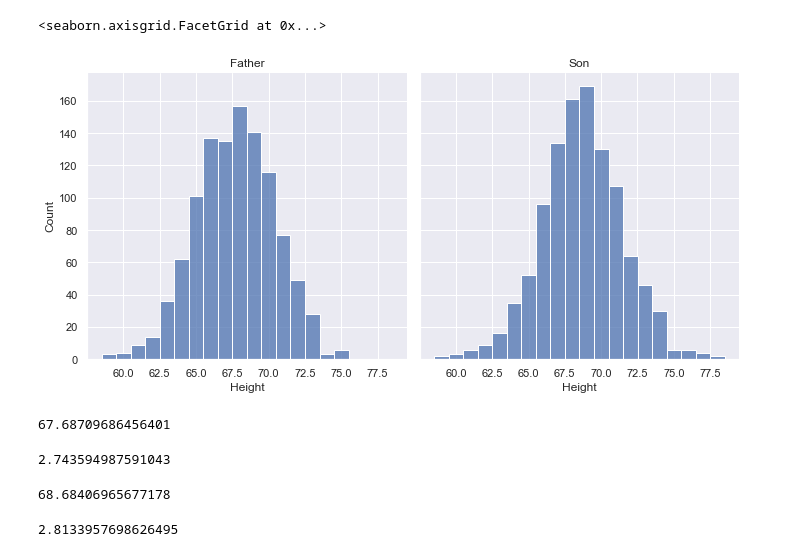
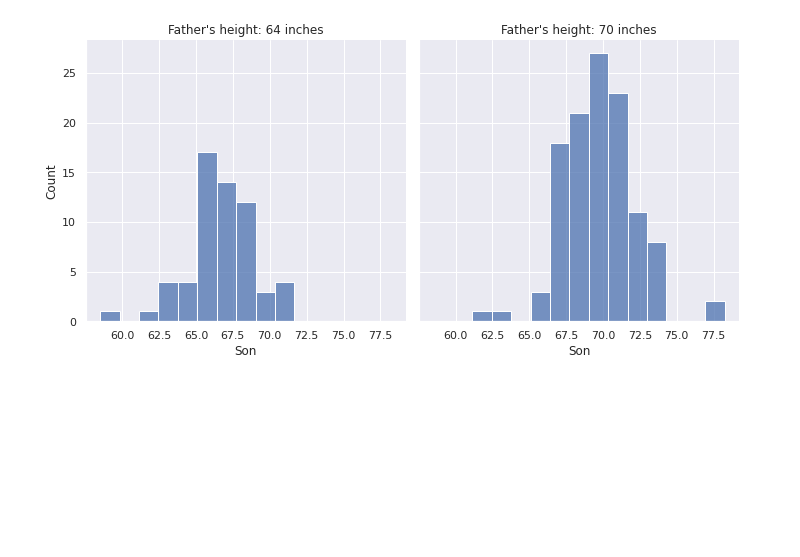
Before and after one commit to pajacobson/regression, a Jupyter notebook: py-notebooks/heights.ipynb, the cells around one changed output. Drawn from its saved outputs; the diff is of its cells as text; code cells hidden in the pictures; blank space fills up the shorter version.

```diff
--- a/py-notebooks/heights.ipynb
+++ b/py-notebooks/heights.ipynb
@@ -14,3 +51,5 @@ heights = pd.read_csv("heights.csv")
+# %%
+heights['Group'] = heights.Father.round().astype(int)
 # %%
 heights
 # %% [output]
@@ -30,22 +109,6 @@ heights
 # %%
-g = sns.displot( data=heights.melt(value_name="Height"), binwidth=1, x="Height", col="variable")
-g.set_titles(col_template='{col_name}')
+g = sns.displot(data=heights.query("Group==64 or Group==70"),x="Son",col="Group")
+g.set_titles(col_template="Father's height: {col_name} inches")
+plt.savefig("songroups.png")
 # %% [output]
-<seaborn.axisgrid.FacetGrid at 0x...>
-[figure, old version]
+[figure, new version]
-# %%
-np.mean(heights['Father'])
-# %% [output]
-67.68709686456401
-# %%
-np.std(heights['Father'])
-# %% [output]
-2.743594987591043
-# %%
-np.mean(heights['Son'])
-# %% [output]
-68.68406965677178
-# %%
-np.std(heights['Son'])
-# %% [output]
-2.8133957698626495
```
Also changed, not shown: parts of 33 cells of this notebook, 39 other files.
